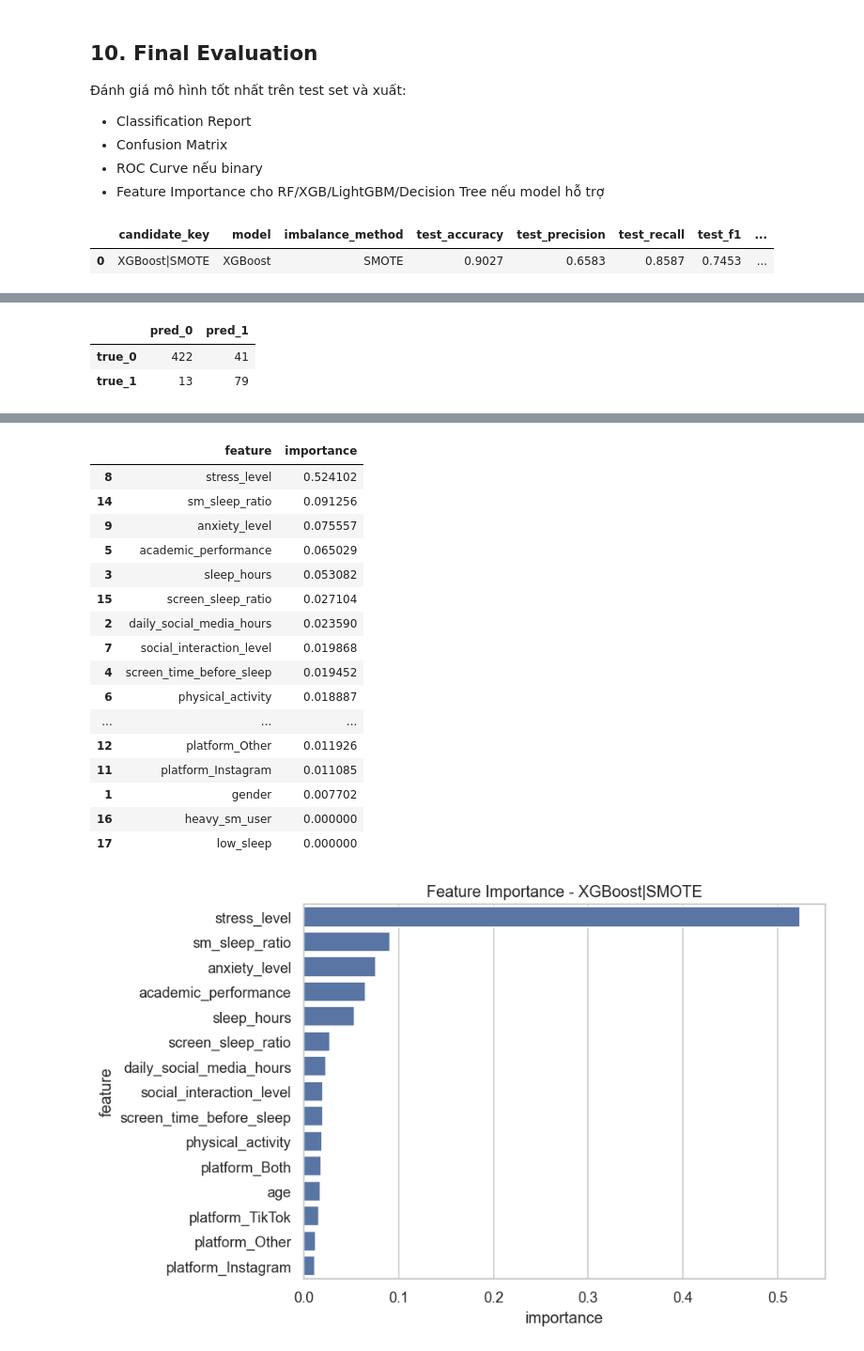
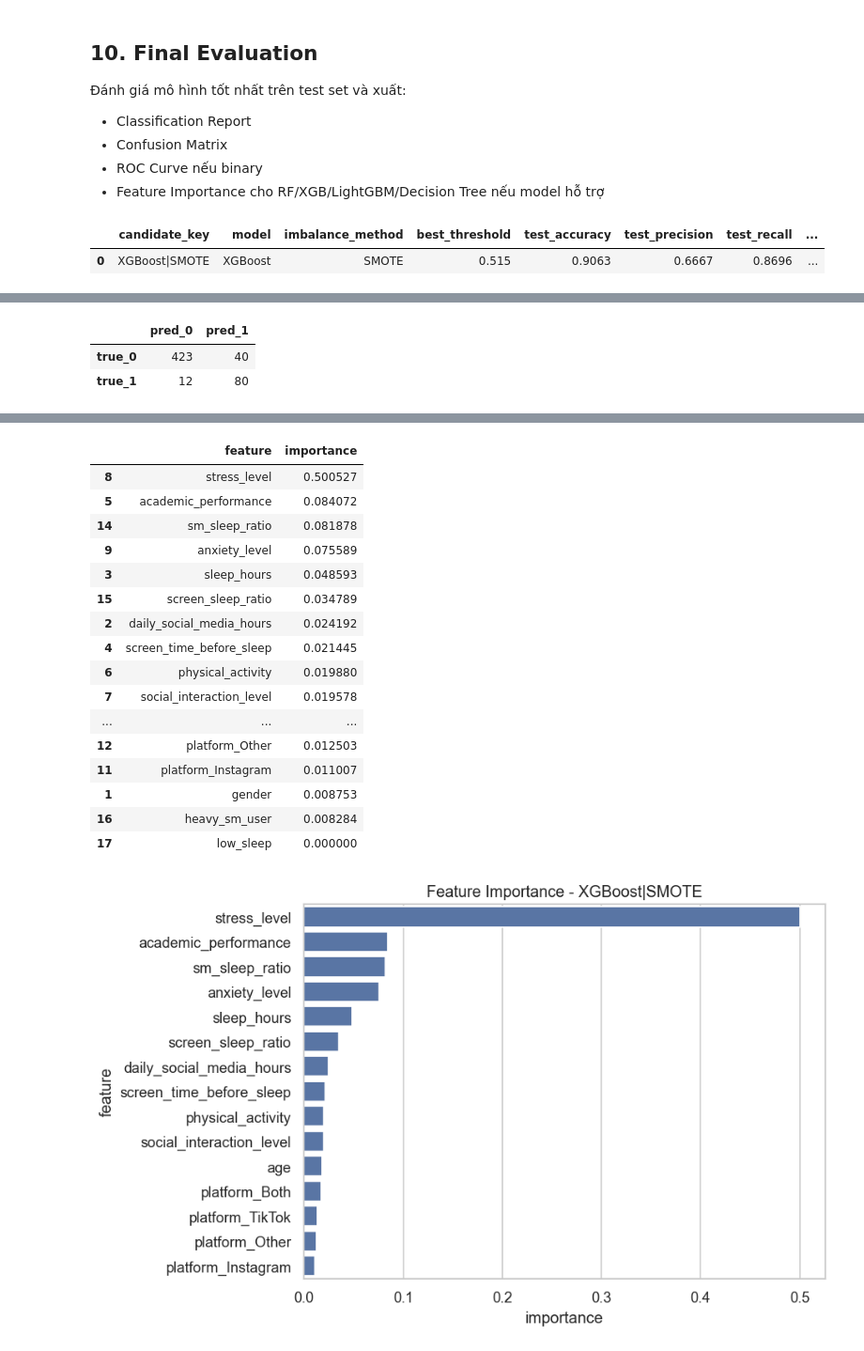
Before and after one commit to kwspringkle/teen-social-media-stress-analysis, a Jupyter notebook: notebooks/02_ml_models.ipynb, the cells around one changed output, grey strips where cells are left out. Shown at 94% size. Cells and saved outputs as stored; diff of their text form; code cells hidden in the pictures.

Commit message:
tune threshold

```diff
--- a/notebooks/02_ml_models.ipynb
+++ b/notebooks/02_ml_models.ipynb
@@ -198,7 +205,7 @@ def build_candidate(model_name, imbalance_method):
         return clone(class_weight_estimators[model_name])
     if imbalance_method == 'SMOTE':
         return ImbPipeline([
-            ('smote', SMOTE(random_state=42)),
+            ('smote', SMOTE(random_state=42, sampling_strategy=SMOTE_SAMPLING_STRATEGY)),
             ('model', clone(base_estimators[model_name])),
         ])
     raise ValueError(f'Unknown imbalance method: {imbalance_method}')
@@ -383,5 +390,5 @@ display(tuning_results)
 # %%
-def _predict_with_threshold(estimator, X, threshold=0.5):
+def _predict_with_threshold(estimator, X, threshold=DEFAULT_THRESHOLD):
     if hasattr(estimator, 'predict_proba'):
         prob = estimator.predict_proba(X)[:, 1]
         pred = (prob >= threshold).astype(int)
@@ -390,6 +397,20 @@ def _predict_with_threshold(estimator, X, threshold=0.5):
     return pred, None
 
 
+def tune_threshold(y_true, prob, threshold_min=THRESHOLD_MIN, threshold_max=THRESHOLD_MAX, step=THRESHOLD_STEP):
+    """Tim nguong toi da F1 lop thieu so tren validation."""
+    if prob is None:
+        return DEFAULT_THRESHOLD, 0.0
+
+    best_t, best_f1 = DEFAULT_THRESHOLD, -1.0
+    for t in np.arange(threshold_min, threshold_max + step / 2, step):
+        pred = (prob >= t).astype(int)
+        score = f1_score(y_true, pred, zero_division=0)
+        if score > best_f1:
+            best_t, best_f1 = float(t), float(score)
+    return best_t, best_f1
+
+
 def _final_model_from_estimator(estimator):
     if hasattr(estimator, 'named_steps') and 'model' in estimator.named_steps:
         return estimator.named_steps['model']
@@ -410,8 +433,11 @@ for _, row in tuning_results.iterrows():
     estimator.fit(X_train, y_train)
     fitted_models[candidate_key] = estimator
 
-    val_pred, val_prob = _predict_with_threshold(estimator, X_val, threshold=0.5)
+    _, val_prob = _predict_with_threshold(estimator, X_val, threshold=DEFAULT_THRESHOLD)
+    best_threshold, _ = tune_threshold(y_val, val_prob)
+    val_pred, val_prob = _predict_with_threshold(estimator, X_val, threshold=best_threshold)
     val_metrics = {
+        'best_threshold': best_threshold,
         'val_accuracy': accuracy_score(y_val, val_pred),
         'val_precision': precision_score(y_val, val_pred, zero_division=0),
         'val_recall': recall_score(y_val, val_pred, zero_division=0),
@@ -524,9 +550,11 @@ best_candidate_key = best_row['candidate_key']
 best_model_name = best_row['model']
 best_imbalance_method = best_row['imbalance_method']
 best_params = best_row['best_params']
+best_threshold = best_row['best_threshold']
 
 print(f'Best candidate: {best_candidate_key}')
 print(f'Validation F1: {best_row["val_f1"]:.4f}')
+print(f'Best threshold: {best_threshold:.3f}')
 print(f'Best CV F1 for params: {best_row["best_cv_f1"]:.4f}')
 print('Best params:')
 print(best_params)
@@ -557,12 +586,13 @@ Retrained best model on full train set: XGBoost|SMOTE
 - ROC Curve nếu binary
 - Feature Importance cho RF/XGB/LightGBM/Decision Tree nếu model hỗ trợ
 # %%
-y_test_pred, y_test_prob = _predict_with_threshold(best_estimator, X_test, threshold=0.5)
+y_test_pred, y_test_prob = _predict_with_threshold(best_estimator, X_test, threshold=best_threshold)
 
 final_metrics = {
     'candidate_key': best_candidate_key,
     'model': best_model_name,
     'imbalance_method': best_imbalance_method,
+    'best_threshold': best_threshold,
     'test_accuracy': accuracy_score(y_test, y_test_pred),
     'test_precision': precision_score(y_test, y_test_pred, zero_division=0),
     'test_recall': recall_score(y_test, y_test_pred, zero_division=0),
@@ -619,6 +649,6 @@ else:
     feature_importance = pd.DataFrame(columns=['feature', 'importance'])
     print('Model không có feature_importances_.')
 # %% [output]
-|  | candidate_key | model | imbalance_method | test_accuracy | test_precision | test_recall | test_f1 | ... |
-| 0 | XGBoost|SMOTE | XGBoost | SMOTE | 0.9027 | 0.6583 | 0.8587 | 0.7453 | ... |
+|  | candidate_key | model | imbalance_method | best_threshold | test_accuracy | test_precision | test_recall | ... |
+| 0 | XGBoost|SMOTE | XGBoost | SMOTE | 0.515 | 0.9063 | 0.6667 | 0.8696 | ... |
 |  | precision | recall | f1-score | support |
@@ -630,4 +660,4 @@ else:
 |  | pred_0 | pred_1 |
-| true_0 | 422 | 41 |
-| true_1 | 13 | 79 |
+| true_0 | 423 | 40 |
+| true_1 | 12 | 80 |
 [figure]
@@ -635,21 +665,21 @@ else:
 |  | feature | importance |
-| 8 | stress_level | 0.524102 |
-| 14 | sm_sleep_ratio | 0.091256 |
-| 9 | anxiety_level | 0.075557 |
-| 5 | academic_performance | 0.065029 |
-| 3 | sleep_hours | 0.053082 |
-| 15 | screen_sleep_ratio | 0.027104 |
-| 2 | daily_social_media_hours | 0.023590 |
-| 7 | social_interaction_level | 0.019868 |
-| 4 | screen_time_before_sleep | 0.019452 |
-| 6 | physical_activity | 0.018887 |
+| 8 | stress_level | 0.500527 |
+| 5 | academic_performance | 0.084072 |
+| 14 | sm_sleep_ratio | 0.081878 |
+| 9 | anxiety_level | 0.075589 |
+| 3 | sleep_hours | 0.048593 |
+| 15 | screen_sleep_ratio | 0.034789 |
+| 2 | daily_social_media_hours | 0.024192 |
+| 4 | screen_time_before_sleep | 0.021445 |
+| 6 | physical_activity | 0.019880 |
+| 7 | social_interaction_level | 0.019578 |
 | ... | ... | ... |
-| 12 | platform_Other | 0.011926 |
-| 11 | platform_Instagram | 0.011085 |
-| 1 | gender | 0.007702 |
-| 16 | heavy_sm_user | 0.000000 |
+| 12 | platform_Other | 0.012503 |
+| 11 | platform_Instagram | 0.011007 |
+| 1 | gender | 0.008753 |
+| 16 | heavy_sm_user | 0.008284 |
 | 17 | low_sleep | 0.000000 |
-[figure, old version]
+[figure, new version]
 # %%
 os.makedirs('../results/metrics', exist_ok=True)
 os.makedirs('../models/ml', exist_ok=True)
```
Also changed, not shown: parts of 12 cells of this notebook, 20 other files.
